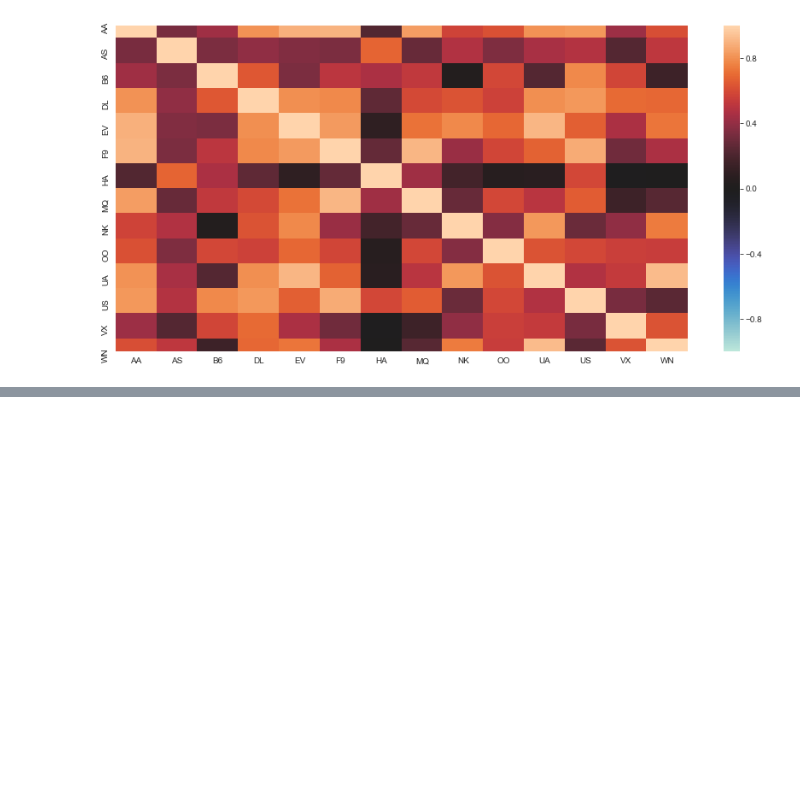
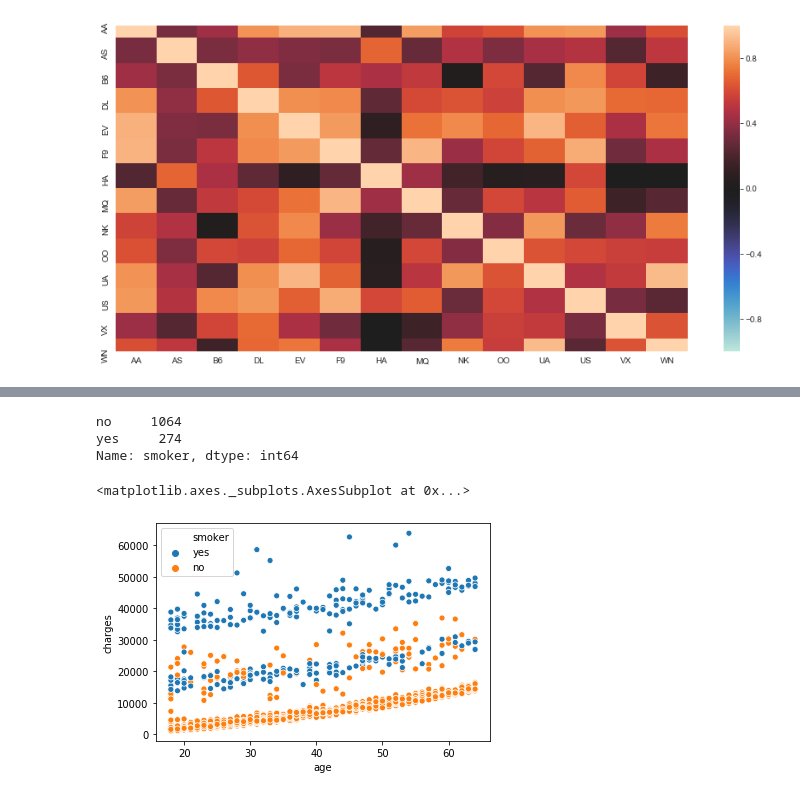
Before and after one commit to rkarpagalakshmi/Datascience, a Jupyter notebook: NewDatascience.ipynb, the cells around one changed output, grey strips where cells are left out. Cells and saved outputs as stored; diff of their text form; code cells hidden in the pictures; blank space fills up the shorter version.

```diff
--- a/NewDatascience.ipynb
+++ b/NewDatascience.ipynb
@@ -105,0 +99,14 @@ sns.heatmap(corr,vmin=-1,vmax=1,center = 0,annot = True)
+# %%
+
+insure = pd.read_csv("C:/Users/Lakshmisaravanan/Desktop/Datascience/data-for-datavis/insurance.csv")
+# %%
+insure['smoker'].value_counts()
+# %% [output]
+no     1064
+yes     274
+Name: smoker, dtype: int64
+# %%
+sns.scatterplot(x= insure['age'],y = insure['charges'],hue = insure['smoker'])
+# %% [output]
+<matplotlib.axes._subplots.AxesSubplot at 0x...>
+[figure, added]
```
Also changed, not shown: parts of 15 cells of this notebook.
